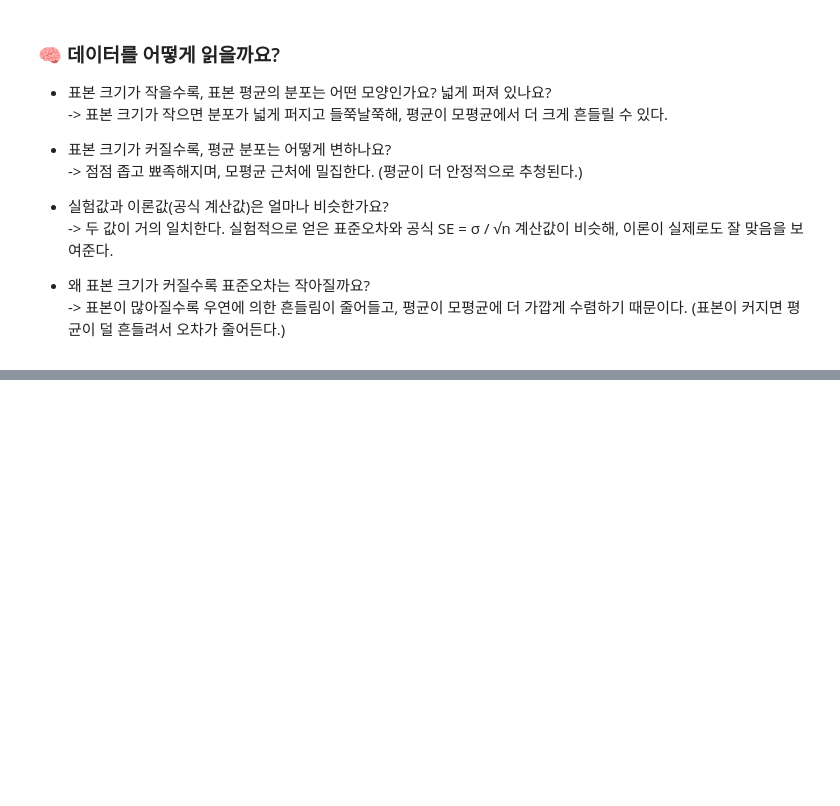
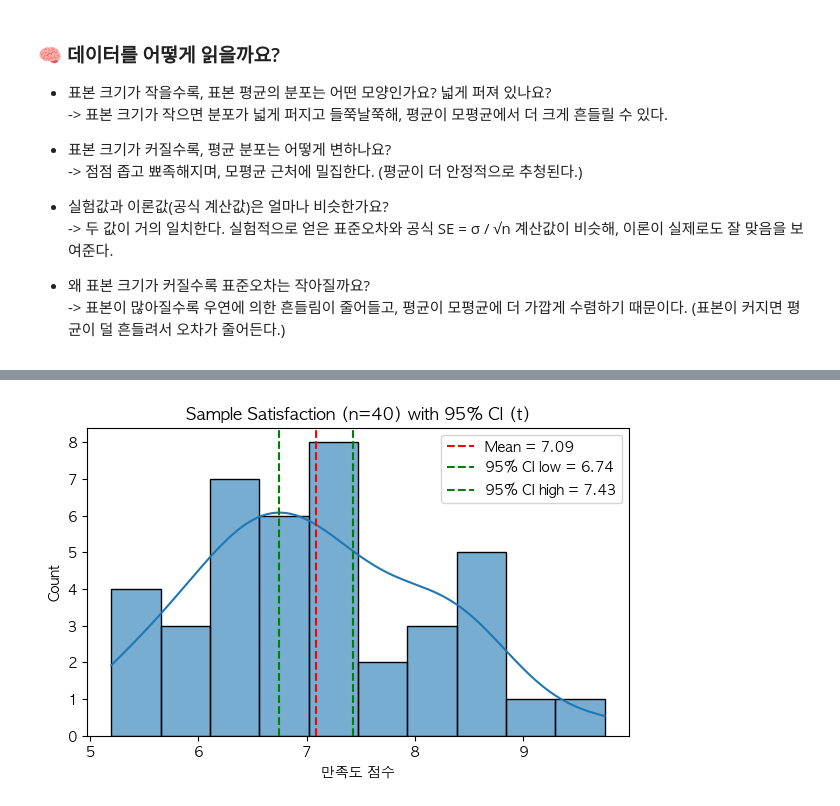
Before and after one commit to twinklefins/modu_project, a Jupyter notebook: 통계101_Day02_실습 .ipynb, the cells around one changed output, grey strips where cells are left out. Saved outputs shown, nothing was run; the diff lists cells and outputs as text; code cells hidden in the pictures; blank space fills up the shorter version.

```diff
--- a/통계101_Day02_실습 .ipynb
+++ b/통계101_Day02_실습 .ipynb
@@ -316,0 +519,14 @@ plt.show()
+# %%
+# Q3. 표본 데이터의 히스토그램을 그리고, 평균 및 신뢰구간을 함께 시각화해봅시다.
+
+plt.figure(figsize=(7,4))
+sns.histplot(sample, bins=10, kde=True, alpha=0.6)
+plt.axvline(sample_mean, color="red", linestyle="--", label=f"Mean = {sample_mean:.2f}")
+plt.axvline(ci_low,  color="green", linestyle="--", label=f"95% CI low = {ci_low:.2f}")
+plt.axvline(ci_high, color="green", linestyle="--", label=f"95% CI high = {ci_high:.2f}")
+plt.title("Sample Satisfaction (n=40) with 95% CI (t)")
+plt.xlabel("만족도 점수")
+plt.legend()
+plt.show()
+# %% [output]
+[figure, added]
```
Also changed, not shown: parts of 18 cells of this notebook.
